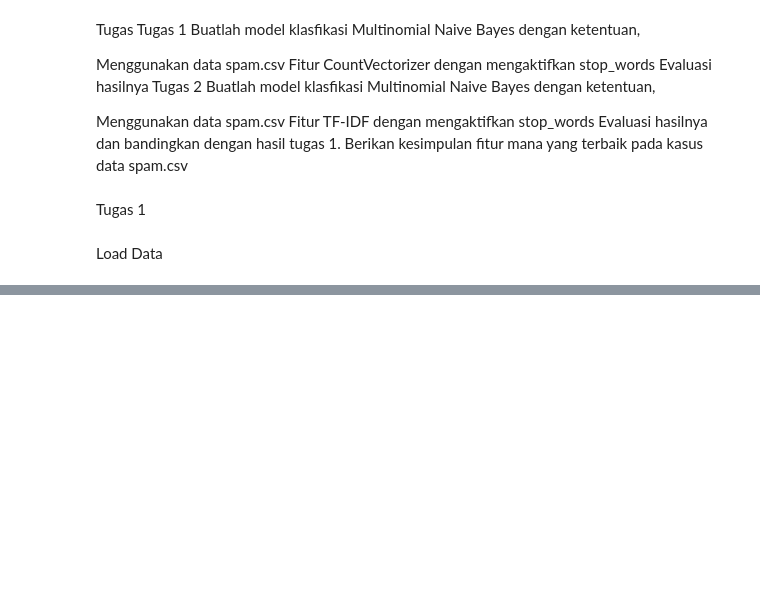
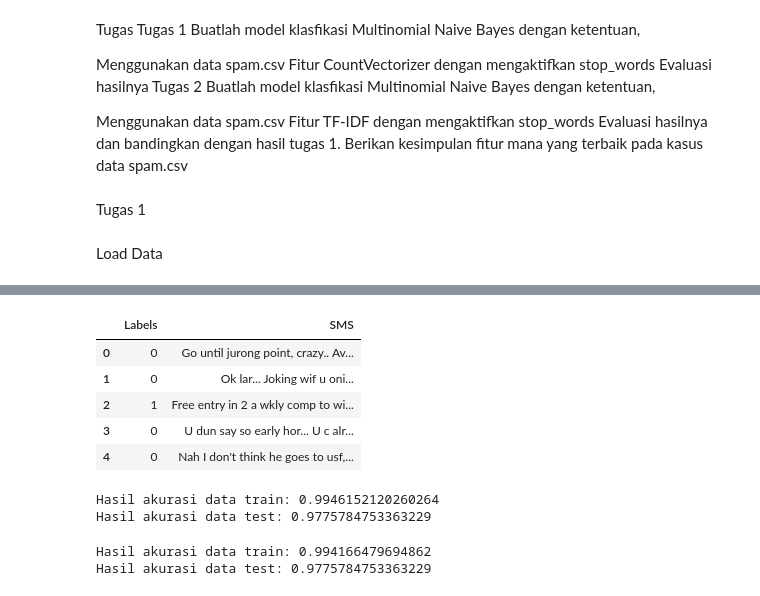
Before and after one commit to elsaprelia/MACHINE-LEARNING, a Jupyter notebook: js3_elsa.ipynb, the cells around one changed output, grey strips where cells are left out. Drawn from its saved outputs; the diff is of its cells as text; code cells hidden in the pictures; blank space fills up the shorter version.

```diff
--- a/js3_elsa.ipynb
+++ b/js3_elsa.ipynb
@@ -30,0 +103,19 @@ FileNotFoundError: ignored
+# %%
+# Data untuk label
+new_labels = {
+    'spam': 1,
+    'ham': 0
+}
+
+# Encode label
+df['Labels'] = df['Labels'].map(new_labels)
+
+# Cek data
+df.head()
+# %% [output]
+|  | Labels | SMS |
+| 0 | 0 | Go until jurong point, crazy.. Av... |
+| 1 | 0 | Ok lar... Joking wif u oni... |
+| 2 | 1 | Free entry in 2 a wkly comp to wi... |
+| 3 | 0 | U dun say so early hor... U c alr... |
+| 4 | 0 | Nah I don't think he goes to usf,... |
@@ -30,0 +143,28 @@ FileNotFoundError: ignored
+# %%
+from sklearn.naive_bayes import MultinomialNB
+from sklearn.metrics import accuracy_score
+
+# Inisiasi MultinomialNB
+mnb = MultinomialNB()
+
+# Fit model
+mnb.fit(X_train, y_train)
+
+# Prediksi dengan data training
+y_pred_train = mnb.predict(X_train)
+
+# Evaluasi akurasi data training
+acc_train = accuracy_score(y_train, y_pred_train)
+
+# Prediksi dengan data training
+y_pred_test = mnb.predict(X_test)
+
+# Evaluasi akurasi data training
+acc_test = accuracy_score(y_test, y_pred_test)
+
+# Print hasil evaluasi
+print(f'Hasil akurasi data train: {acc_train}')
+print(f'Hasil akurasi data test: {acc_test}')
+# %% [output]
+Hasil akurasi data train: 0.9946152120260264
+Hasil akurasi data test: 0.9775784753363229
@@ -30,0 +190,28 @@ FileNotFoundError: ignored
+# %%
+from sklearn.naive_bayes import MultinomialNB
+from sklearn.metrics import accuracy_score
+
+# Inisiasi MultinomialNB
+mnb = MultinomialNB()
+
+# Fit model
+mnb.fit(X_train, y_train)
+
+# Prediksi dengan data training
+y_pred_train = mnb.predict(X_train)
+
+# Evaluasi akurasi data training
+acc_train = accuracy_score(y_train, y_pred_train)
+
+# Prediksi dengan data training
+y_pred_test = mnb.predict(X_test)
+
+# Evaluasi akurasi data training
+acc_test = accuracy_score(y_test, y_pred_test)
+
+# Print hasil evaluasi
+print(f'Hasil akurasi data train: {acc_train}')
+print(f'Hasil akurasi data test: {acc_test}')
+# %% [output]
+Hasil akurasi data train: 0.994166479694862
+Hasil akurasi data test: 0.9775784753363229
```
Also changed, not shown: parts of 14 cells of this notebook.
